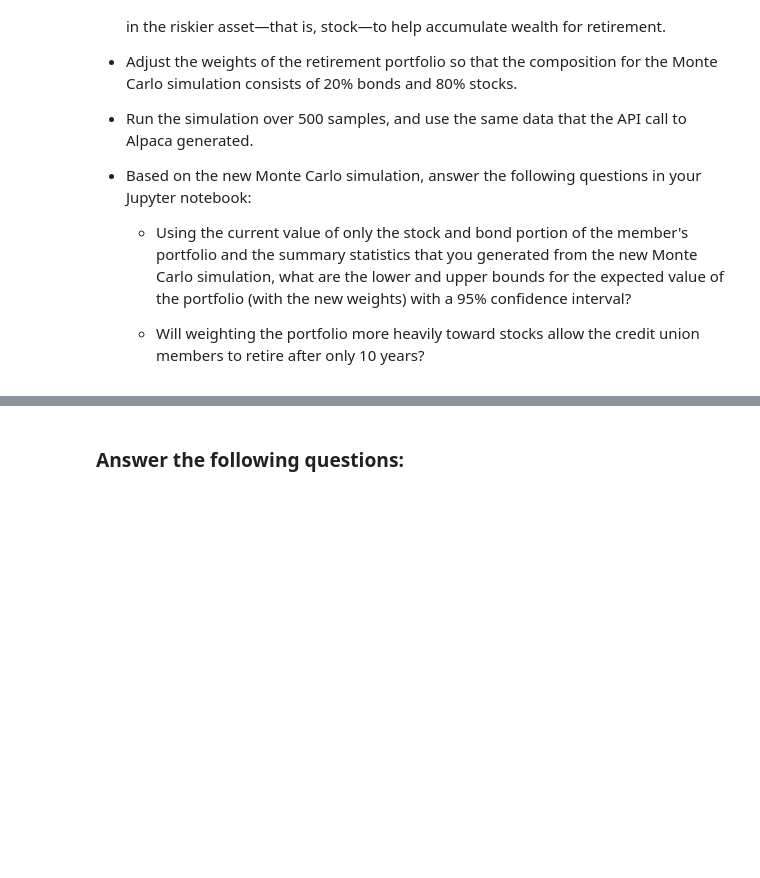
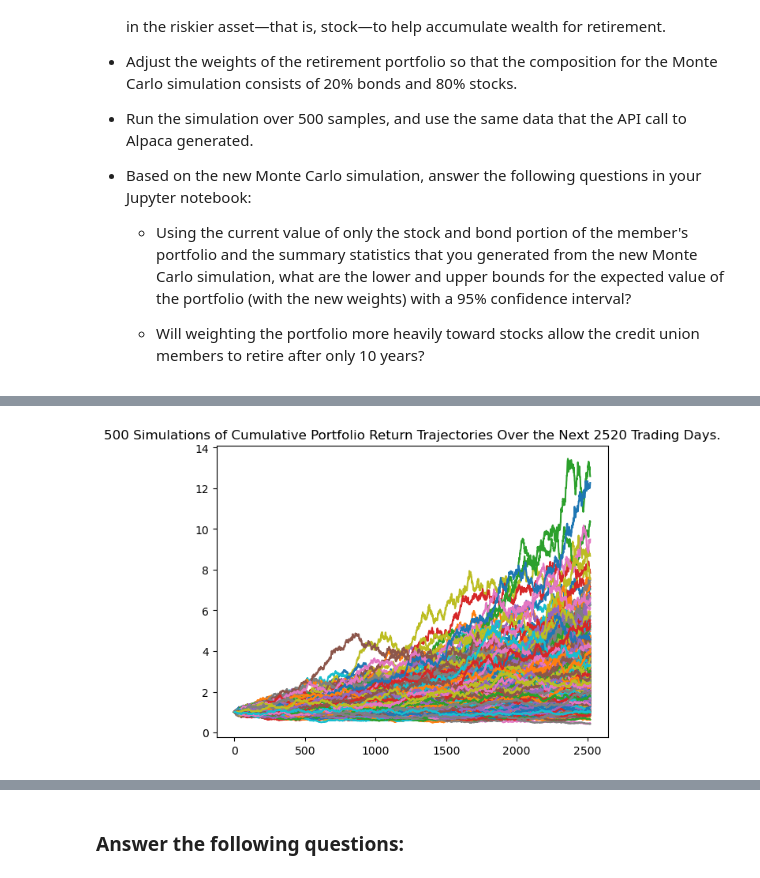
Before and after one commit to kheller18/financial-planning-monte-carlo, a Jupyter notebook: financial_planning_tools.ipynb, the cells around one changed output, grey strips where cells are left out. Cells and saved outputs as stored; diff of their text form; code cells hidden in the pictures; blank space fills up the shorter version.

Commit message:
monte carlo 10 year simulation with different splits complete. Graphs, statistics and analysis complete.

```diff
--- a/financial_planning_tools.ipynb
+++ b/financial_planning_tools.ipynb
@@ -600,7 +600,12 @@ For this new Monte Carlo simulation, do the following:
 # Configure a Monte Carlo simulation to forecast 10 years cumulative returns
 # The weights should be split 20% to AGG and 80% to SPY.
 # Run 500 samples.
-# YOUR CODE HERE
+mc_ten_year = MCSimulation(
+    portfolio_data = df_historical_portfolio_concat,
+    weights = [.80, .20],
+    num_simulation = 500,
+    num_trading_days = 252 * 10
+)
 
 # Review the simulation input data
-# YOUR CODE HERE
+mc_ten_year.portfolio_data.head()
@@ -610,7 +648,9 @@ For this new Monte Carlo simulation, do the following:
 # %%
 # Visualize the 10-year Monte Carlo simulation by creating an
 # overlay line plot
-# YOUR CODE HERE
+mc_ten_line_plot = mc_ten_year.plot_simulation()
+# %% [output]
+[figure, added]
 # %%
 # Visualize the probability distribution of the 10-year Monte Carlo simulation
 # by plotting a histogram
```
Also changed, not shown: parts of 22 cells of this notebook.
